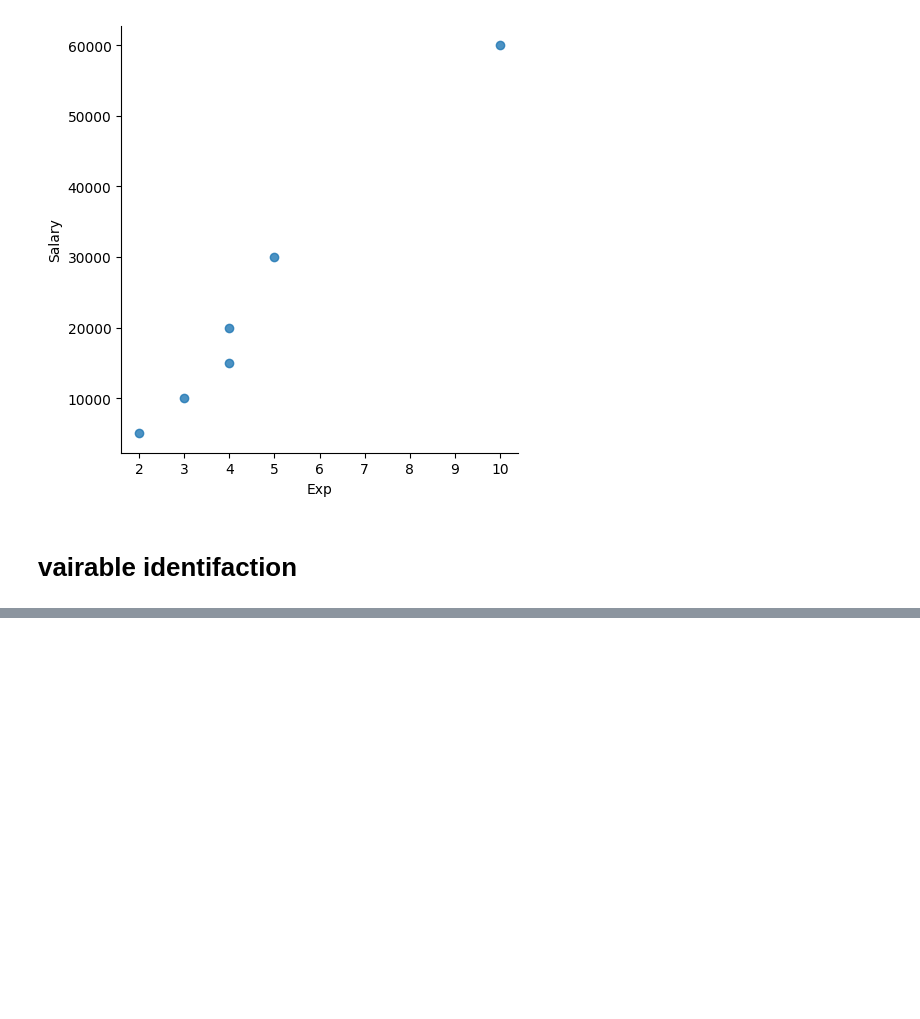
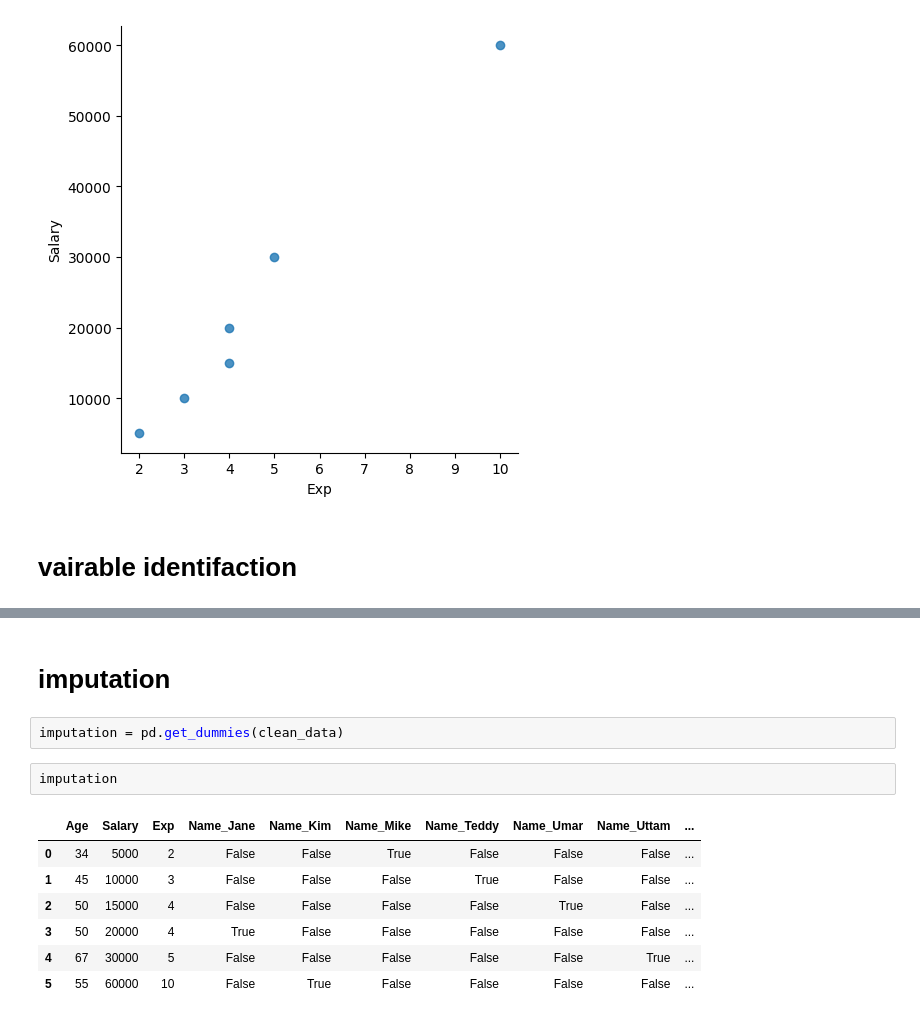
Before and after one commit to KishanYadav29-10/EDA, a Jupyter notebook: EDA/day1.ipynb, the cells around one changed output, grey strips where cells are left out. Cells and saved outputs as stored; diff of their text form; blank space fills up the shorter version.

```diff
--- a/EDA/day1.ipynb
+++ b/EDA/day1.ipynb
@@ -397,0 +421,14 @@ x_iv =clean_data[['Name','']]
+# %% [markdown]
+# imputation
+# %%
+imputation = pd.get_dummies(clean_data)
+# %%
+imputation
+# %% [output]
+|  | Age | Salary | Exp | Name_Jane | Name_Kim | Name_Mike | Name_Teddy | Name_Umar | Name_Uttam | ... |
+| 0 | 34 | 5000 | 2 | False | False | True | False | False | False | ... |
+| 1 | 45 | 10000 | 3 | False | False | False | True | False | False | ... |
+| 2 | 50 | 15000 | 4 | False | False | False | False | True | False | ... |
+| 3 | 50 | 20000 | 4 | True | False | False | False | False | False | ... |
+| 4 | 67 | 30000 | 5 | False | False | False | False | False | True | ... |
+| 5 | 55 | 60000 | 10 | False | True | False | False | False | False | ... |
```
Also changed, not shown: parts of 9 cells of this notebook.
